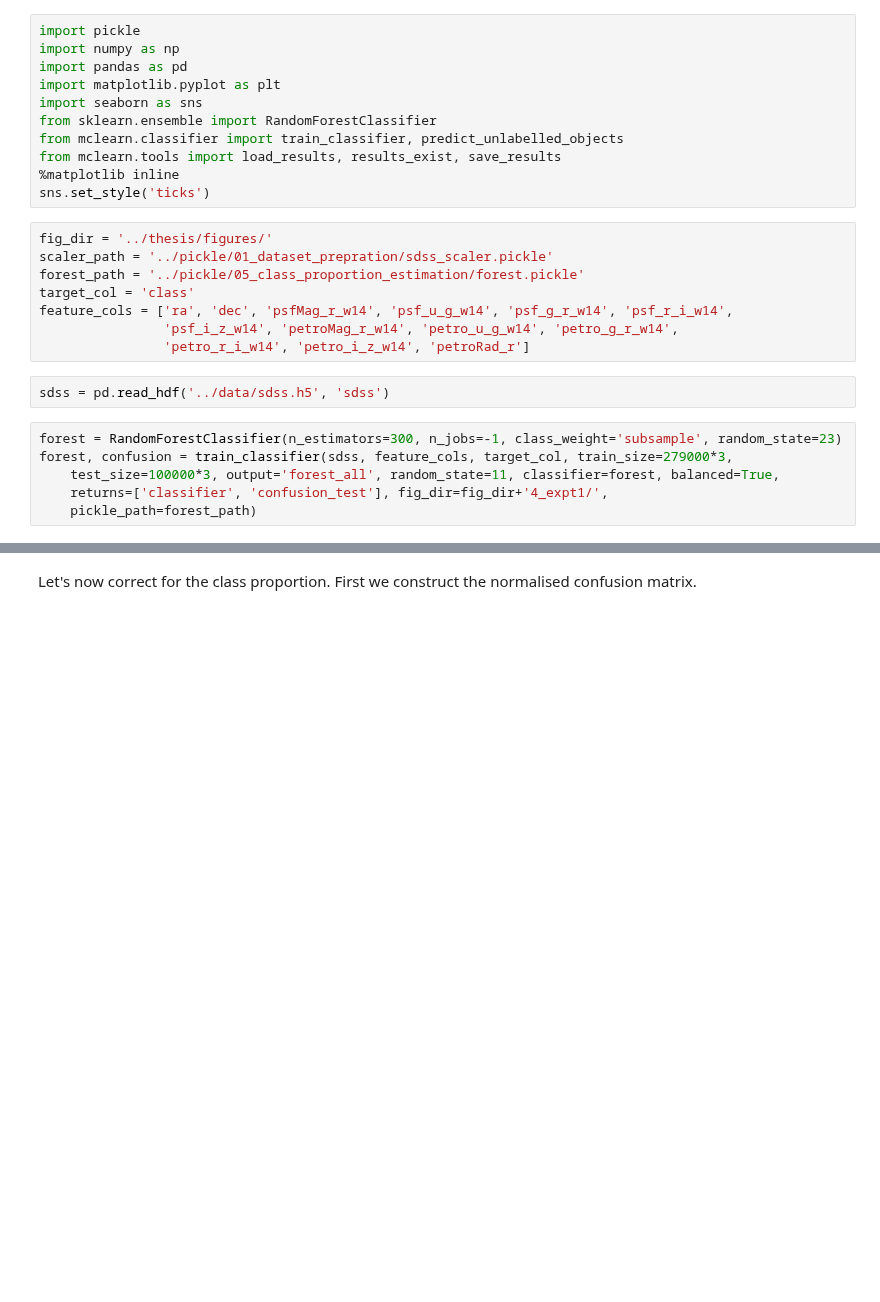
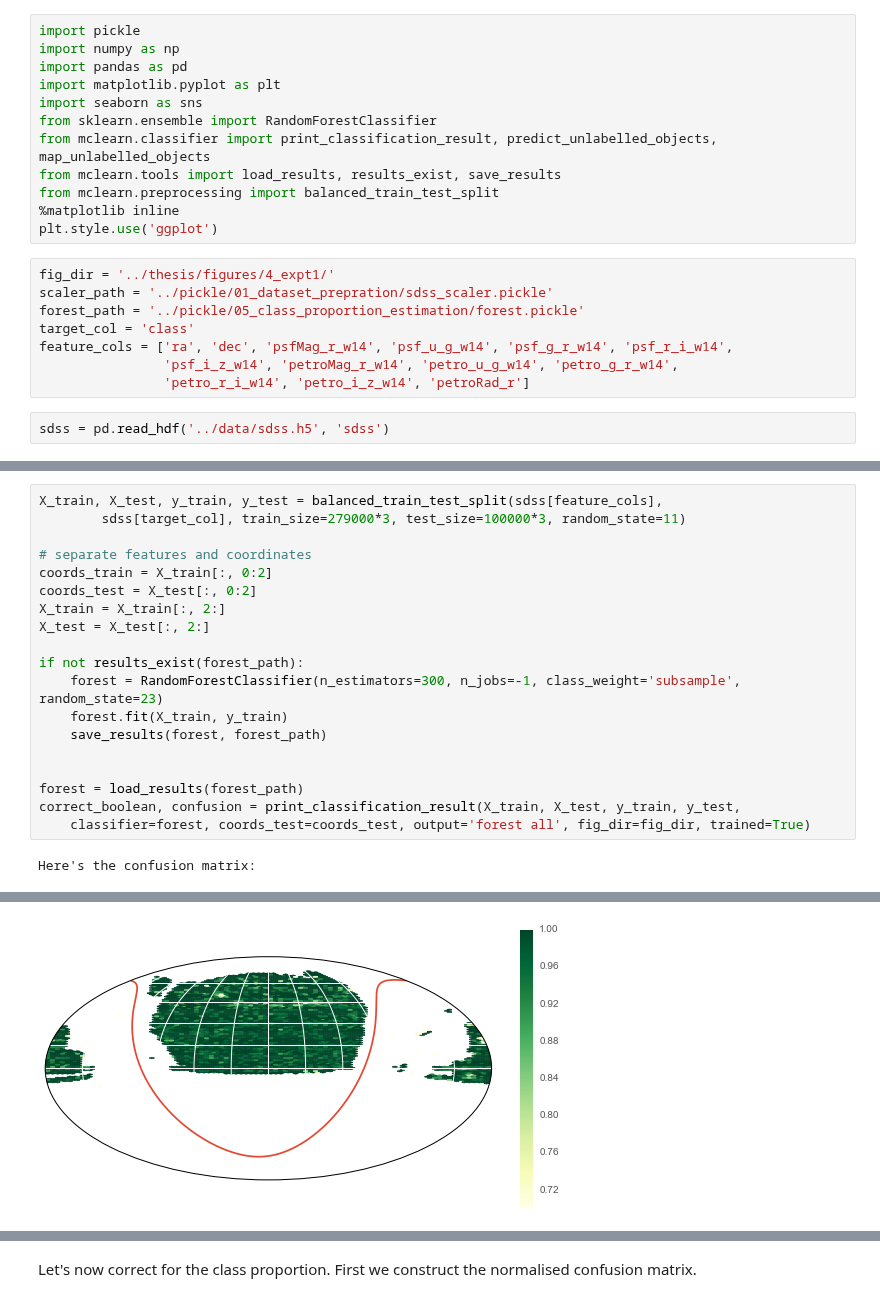
Before and after one commit to chengsoonong/mclass-sky, a Jupyter notebook: projects/alasdair/notebooks/05_class_proportion_estimation.ipynb, the cells around one changed output, grey strips where cells are left out. Saved outputs shown, nothing was run; the diff lists cells and outputs as text; blank space fills up the shorter version.

```diff
--- a/projects/alasdair/notebooks/05_class_proportion_estimation.ipynb
+++ b/projects/alasdair/notebooks/05_class_proportion_estimation.ipynb
@@ -11,12 +11,13 @@ import pandas as pd
 import matplotlib.pyplot as plt
 import seaborn as sns
 from sklearn.ensemble import RandomForestClassifier
-from mclearn.classifier import train_classifier, predict_unlabelled_objects
+from mclearn.classifier import print_classification_result, predict_unlabelled_objects, map_unlabelled_objects
 from mclearn.tools import load_results, results_exist, save_results
+from mclearn.preprocessing import balanced_train_test_split
 %matplotlib inline
-sns.set_style('ticks')
+plt.style.use('ggplot')
 # %%
-fig_dir = '../thesis/figures/'
+fig_dir = '../thesis/figures/4_expt1/'
 scaler_path = '../pickle/01_dataset_prepration/sdss_scaler.pickle'
 forest_path = '../pickle/05_class_proportion_estimation/forest.pickle'
 target_col = 'class'
@@ -25,9 +26,3 @@ feature_cols = ['ra', 'dec', 'psfMag_r_w14', 'psf_u_g_w14', 'psf_g_r_w14', 'psf_
                 'petro_r_i_w14', 'petro_i_z_w14', 'petroRad_r']
 # %%
 sdss = pd.read_hdf('../data/sdss.h5', 'sdss')
-# %%
-forest = RandomForestClassifier(n_estimators=300, n_jobs=-1, class_weight='subsample', random_state=23)
-forest, confusion = train_classifier(sdss, feature_cols, target_col, train_size=279000*3,
-    test_size=100000*3, output='forest_all', random_state=11, classifier=forest, balanced=True,
-    returns=['classifier', 'confusion_test'], fig_dir=fig_dir+'4_expt1/',
-    pickle_path=forest_path)
@@ -54,0 +29,21 @@ Recall Maps of Galaxies, Stars, and Quasars, respectively:
+# %%
+X_train, X_test, y_train, y_test = balanced_train_test_split(sdss[feature_cols],
+        sdss[target_col], train_size=279000*3, test_size=100000*3, random_state=11)
+
+# separate features and coordinates
+coords_train = X_train[:, 0:2]
+coords_test = X_test[:, 0:2]
+X_train = X_train[:, 2:]
+X_test = X_test[:, 2:]
+
+if not results_exist(forest_path):
+    forest = RandomForestClassifier(n_estimators=300, n_jobs=-1, class_weight='subsample', random_state=23)
+    forest.fit(X_train, y_train)
+    save_results(forest, forest_path)
+
+
+forest = load_results(forest_path)
+correct_boolean, confusion = print_classification_result(X_train, X_test, y_train, y_test,
+    classifier=forest, coords_test=coords_test, output='forest all', fig_dir=fig_dir, trained=True)
+# %% [output]
+Here's the confusion matrix:
@@ -54,0 +66 @@ Recall Maps of Galaxies, Stars, and Quasars, respectively:
+[figure, added]
```
Also changed, not shown: parts of 6 cells of this notebook, 18 other files.
